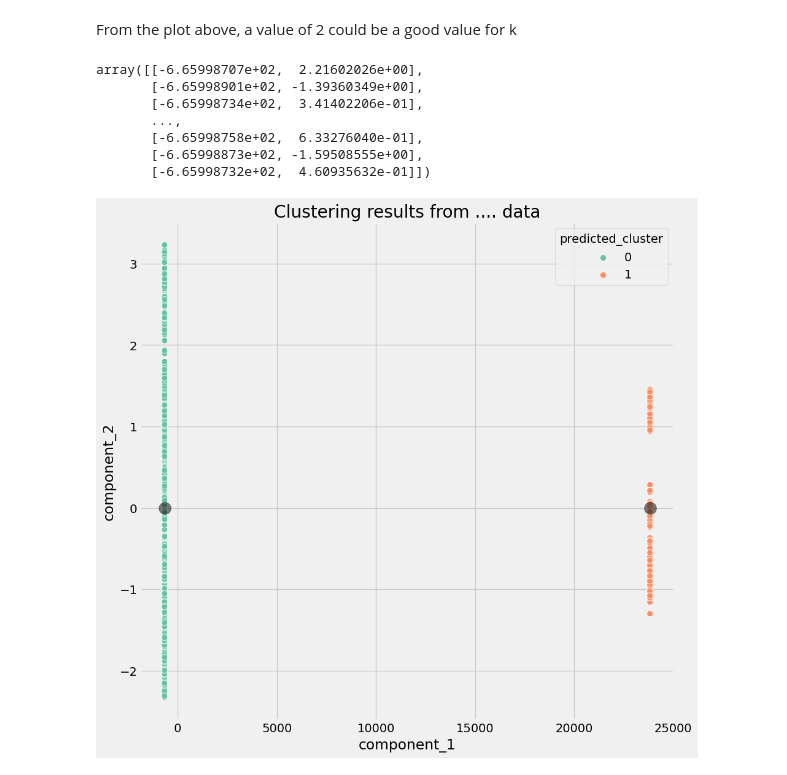
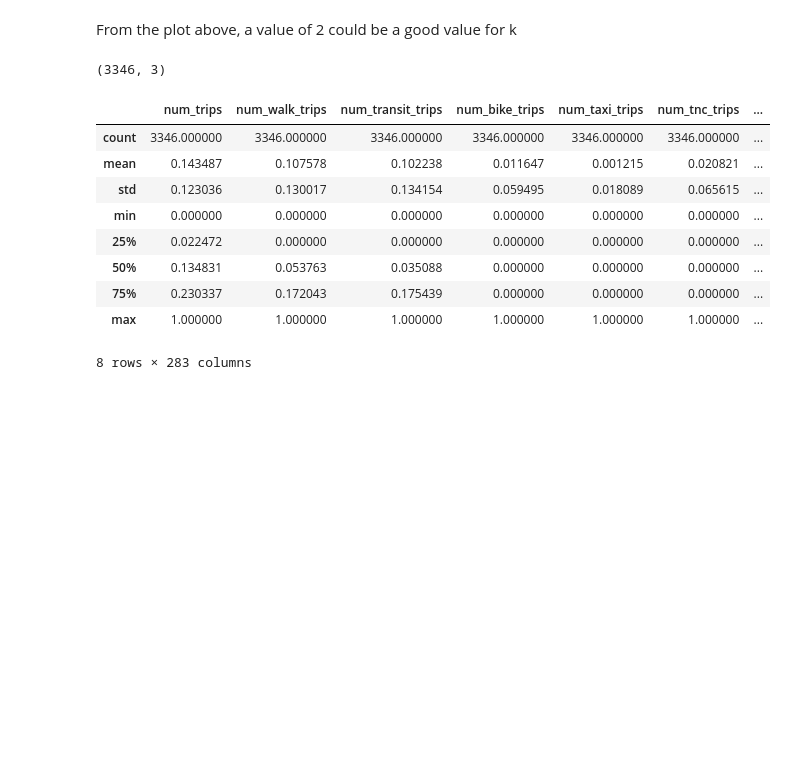
Before and after one commit to mawada-sweis/Clustering-Analysis, a Jupyter notebook: notebooks/algorithms/k-means.ipynb, the cells around one changed output. Cells and saved outputs as stored; diff of their text form; code cells hidden in the pictures; blank space fills up the shorter version.

```diff
--- a/notebooks/algorithms/k-means.ipynb
+++ b/notebooks/algorithms/k-means.ipynb
@@ -89,15 +99,9 @@ pca_data = pca_model.fit_transform(data)
 #reduce the dimentions of the centroids
 pca_centers = pca_model.transform(predicted_centers)
 # %%
-pca_data
+pca_data.shape
 # %% [output]
-array([[-6.65998707e+02,  2.21602026e+00],
-       [-6.65998901e+02, -1.39360349e+00],
-       [-6.65998734e+02,  3.41402206e-01],
-       ...,
-       [-6.65998758e+02,  6.33276040e-01],
-       [-6.65998873e+02, -1.59508555e+00],
-       [-6.65998732e+02,  4.60935632e-01]])
+(3346, 3)
 # %%
 # define "components_df" that include the valuse for the components after reducing the dimentions
 components_df = pd.DataFrame(
@@ -112,8 +116,9 @@ plt.style.use("fivethirtyeight")
 scat = sns.scatterplot(
    x="component_1",
    y="component_2",
+   z="component_3",
    s=50,
-   data=components_df,
+   data=pca_data,
    hue="predicted_cluster",
    palette="Set2"
 )
@@ -121,8 +126,6 @@ scat = sns.scatterplot(
 scat.set_title( "Clustering results from .... data")
 plt.scatter(pca_centers[:, 0], pca_centers[:, 1], c='black', s=200, alpha=0.5)
 plt.show()
-# %% [output]
-[figure, removed]
 # %%
 # kmeans_pipe = Pipeline(
 #     [('pca', pca_model),
@@ -130,3 +133,16 @@ plt.show()
 #                 )
 # kmeans_pipe.fit(data)
 # kmeans_pipe['kmeans'].labels_
+# %%
+data.describe()
+# %% [output]
+|  | num_trips | num_walk_trips | num_transit_trips | num_bike_trips | num_taxi_trips | num_tnc_trips | ... |
+| count | 3346.000000 | 3346.000000 | 3346.000000 | 3346.000000 | 3346.000000 | 3346.000000 | ... |
+| mean | 0.143487 | 0.107578 | 0.102238 | 0.011647 | 0.001215 | 0.020821 | ... |
+| std | 0.123036 | 0.130017 | 0.134154 | 0.059495 | 0.018089 | 0.065615 | ... |
+| min | 0.000000 | 0.000000 | 0.000000 | 0.000000 | 0.000000 | 0.000000 | ... |
+| 25% | 0.022472 | 0.000000 | 0.000000 | 0.000000 | 0.000000 | 0.000000 | ... |
+| 50% | 0.134831 | 0.053763 | 0.035088 | 0.000000 | 0.000000 | 0.000000 | ... |
+| 75% | 0.230337 | 0.172043 | 0.175439 | 0.000000 | 0.000000 | 0.000000 | ... |
+| max | 1.000000 | 1.000000 | 1.000000 | 1.000000 | 1.000000 | 1.000000 | ... |
+8 rows × 283 columns
```
Also changed, not shown: parts of 6 cells of this notebook.
